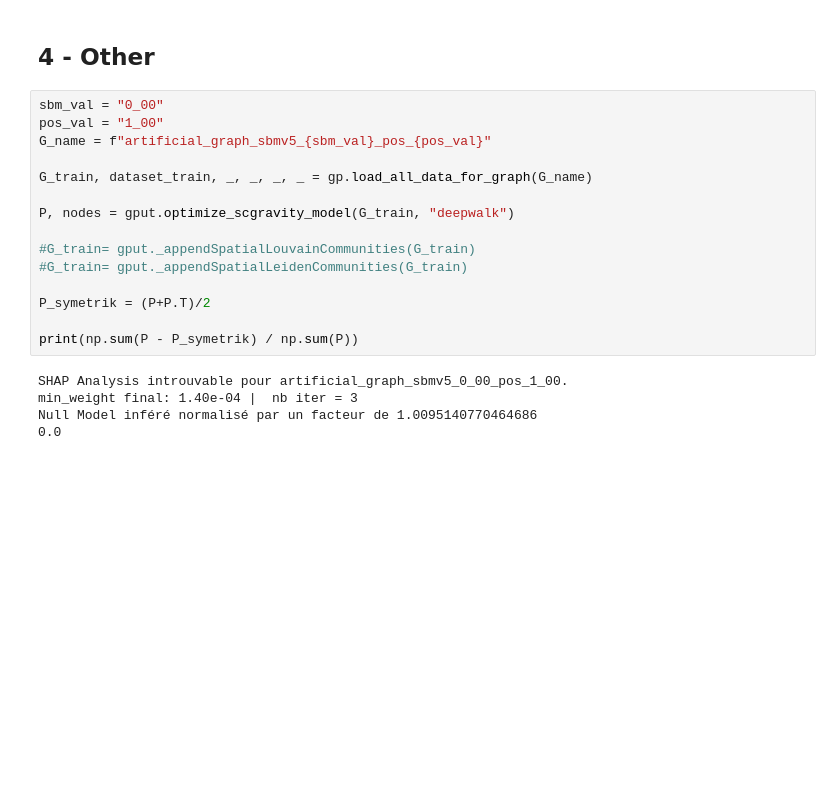
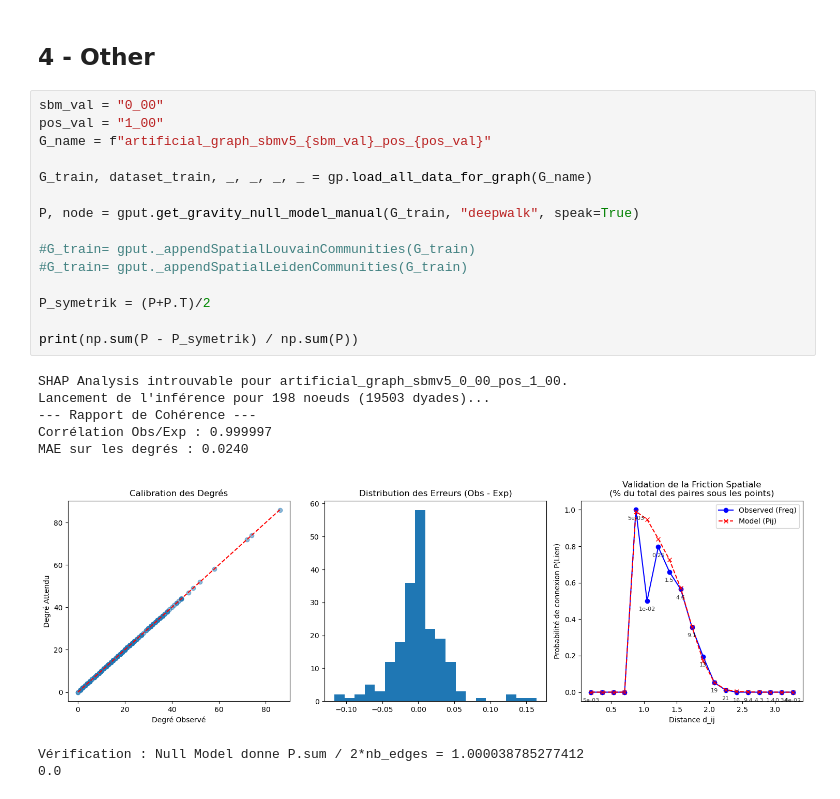
Before and after one commit to DeankoontzG/SHAP-like-Graph-Analysis, a Jupyter notebook: Performance_Analysis.ipynb, the cells around one changed output. Saved outputs shown, nothing was run; the diff lists cells and outputs as text; blank space fills up the shorter version.

Commit message:
UPDATE - dev de 2 inferences de spatial, avec scgravity ou methode manuelle

```diff
--- a/Performance_Analysis.ipynb
+++ b/Performance_Analysis.ipynb
@@ -1834,20 +1834,24 @@ Score de base avec ['surprise_density', 'sbm_density', 'significance_density'] :
 # %%
 sbm_val = "0_00"
 pos_val = "1_00"
 G_name = f"artificial_graph_sbmv5_{sbm_val}_pos_{pos_val}"
 
 G_train, dataset_train, _, _, _, _ = gp.load_all_data_for_graph(G_name)
 
-P, nodes = gput.optimize_scgravity_model(G_train, "deepwalk")
+P, node = gput.get_gravity_null_model_manual(G_train, "deepwalk", speak=True)
 
 #G_train= gput._appendSpatialLouvainCommunities(G_train)
 #G_train= gput._appendSpatialLeidenCommunities(G_train)
 
 P_symetrik = (P+P.T)/2
 
 print(np.sum(P - P_symetrik) / np.sum(P))
 # %% [output]
 SHAP Analysis introuvable pour artificial_graph_sbmv5_0_00_pos_1_00.
-min_weight final: 1.40e-04 |  nb iter = 3
-Null Model inféré normalisé par un facteur de 1.0095140770464686
-0.0
+Lancement de l'inférence pour 198 noeuds (19503 dyades)...
+--- Rapport de Cohérence ---
+Corrélation Obs/Exp : 0.999997
+MAE sur les degrés : 0.0240
+[figure, added]
+Vérification : Null Model donne P.sum / 2*nb_edges = 1.000038785277412
+0.0
```
Also changed, not shown: 1 other file.
